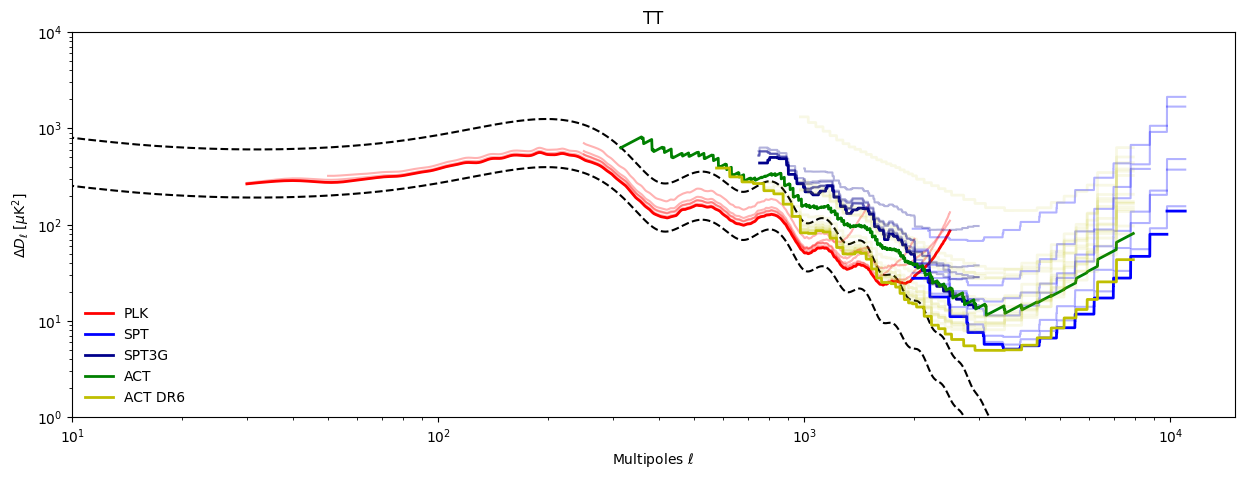
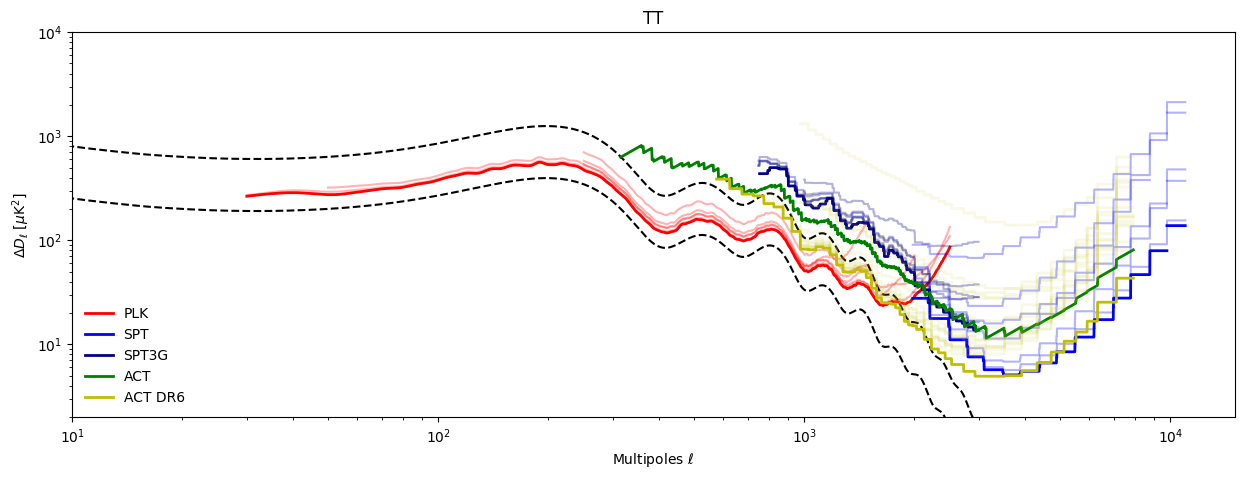
Unified diff of the notebook cell whose output changed from the first chart to the second:
--- before
+++ after
@@ -20,3 +20,3 @@
 plt.ylabel( r"$\Delta D_\ell$ [$\mu$K$^2$]")
 plt.xlim( 1e1, 1.5e4)
-plt.ylim( 1e0, 1e4)
+plt.ylim( 2e0, 1e4)

Commit: Update notebooks